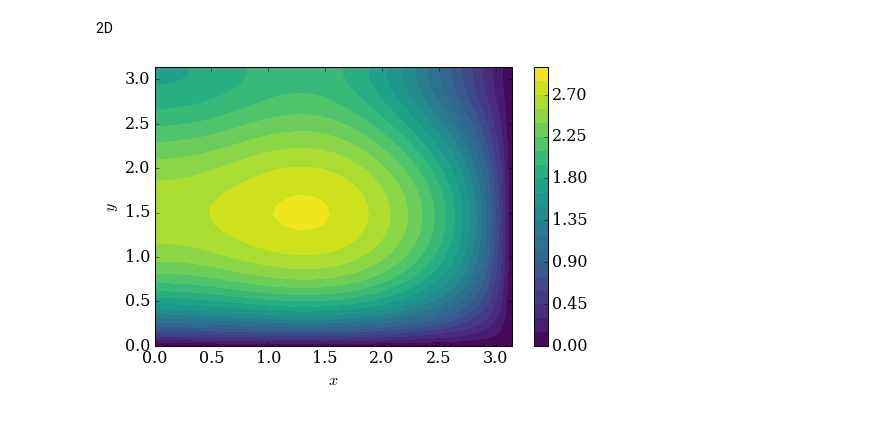
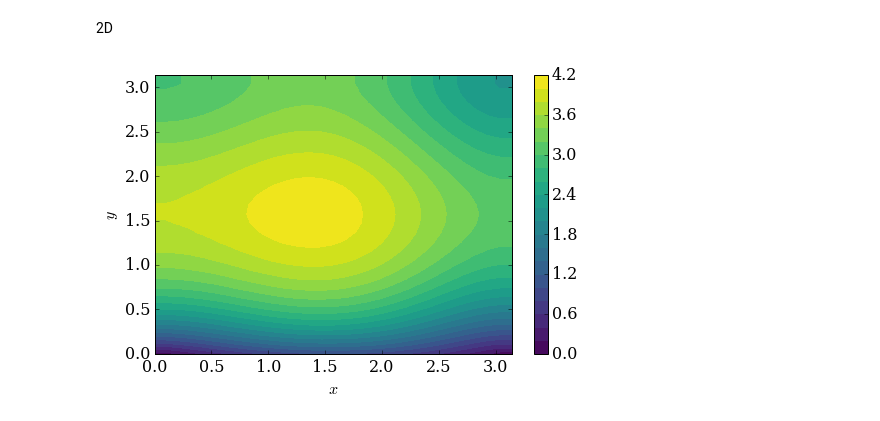
Before and after one commit to numerical-mooc/assignment-bank-2016, a Jupyter notebook: jameswu/Time_Delay_PDE.ipynb, the cells around one changed output. Cells and saved outputs as stored; diff of their text form; code cells hidden in the pictures.

```diff
--- a/jameswu/Time_Delay_PDE.ipynb
+++ b/jameswu/Time_Delay_PDE.ipynb
@@ -125,5 +144,14 @@ x = numpy.linspace(0,L,nx)
 y = numpy.linspace(0,H,ny)
 
 u = numpy.zeros((ny, nx))
+
+#set initila condition for u0
+u1 = numpy.zeros_like(u)
+u2 = numpy.zeros_like(u)
+for n in range(ny):
+    u1[n:] = numpy.sin(y)
+for n in range(nx):
+    u2[:,n] = numpy.sin(x)
+u0 = u1 + u2
 # %%
 def ft_2d(x,y,t):
@@ -156,29 +183,30 @@ def func_u_2d(u, x, nt, dt, dx, dy, s):
 
         tn = i-int(s/dt)
         un = u.copy()
-        u[1:-1,1:-1] = un[1:-1,1:-1] + 0.5*\
-                      (dt/dy**2*(un[2:,1:-1] - 2*un[1:-1,1:-1] + un[0:-2,1:-1]) +\
+        u[1:-1,1:-1] = un[1:-1,1:-1] + \
+                       dt/dy**2*(un[2:,1:-1] - 2*un[1:-1,1:-1] + un[0:-2,1:-1]) +\
                        dt/dx**2*(un[1:-1,2:] - 2*un[1:-1,1:-1] + un[1:-1,0:-2]) -\
                        dt/dy*(un[2:,1:-1] - un[1:-1,1:-1]) - \
                        dt/dx*(un[1:-1,2:] - un[1:-1,1:-1]) + \
-                       dt*ft_2d(x,y,dt*i)[1:-1,1:-1]) + dt*un[1:-1,1:-1] * (1-unt[tn,1:-1,1:-1])
+                        dt*ft_2d(x,y,dt*i)[1:-1,1:-1] + dt*un[1:-1,1:-1] * (1-unt[tn,1:-1,1:-1])
 
-        u[-1,:] = u[-2,:]
-        u[:,0] = u[:,1]
-        #u[:,-1] = u[:,-2]
+        #BCs
+        u[-1,:] = u[-2,:]             #top
+        #u[0,1:-1] =                   #bottom
+        u[:,0] = u[:,1]               #left
+        u[:,-1] = u[:,-2]             #right
 
-        unt[i,:,:] = u[:,:]
-
+        unt[i,:,:] = u[:,:]           #update time delay term for the futher use
         i = i + 1
 
     return u
 # %%
-u =func_u_2d(u, x, nt, dt, dx, dy, s)
+U = func_u_2d(u0.copy(), x, nt, dt, dx, dy, s)
 # %%
 pyplot.figure(figsize=(8,5))
-pyplot.contourf(x,y,u,20,cmap=cm.viridis)
+pyplot.contourf(x,y,U,20,cmap=cm.viridis)
 pyplot.xlabel('$x$')
 pyplot.ylabel('$y$')
 pyplot.colorbar();
 # %% [output]
-[figure, old version]
+[figure, new version]
```
Also changed, not shown: parts of 12 cells of this notebook.
